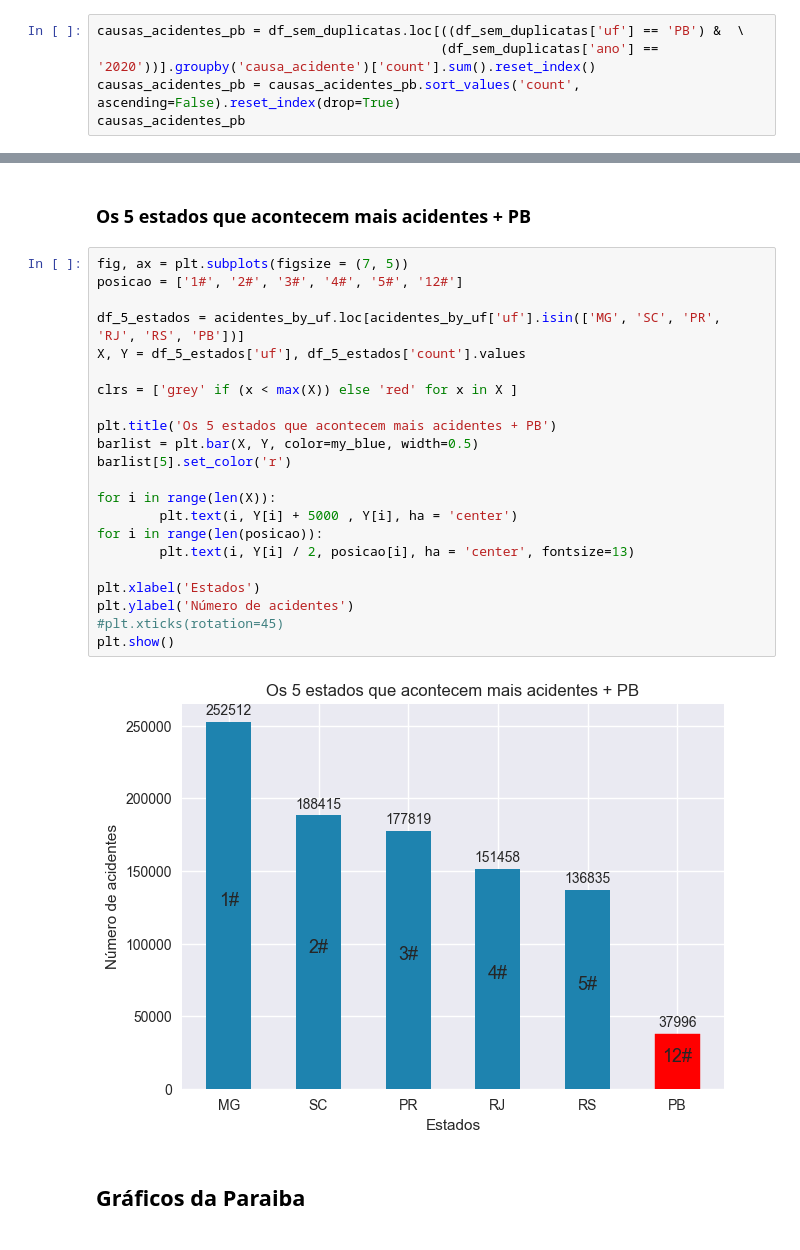
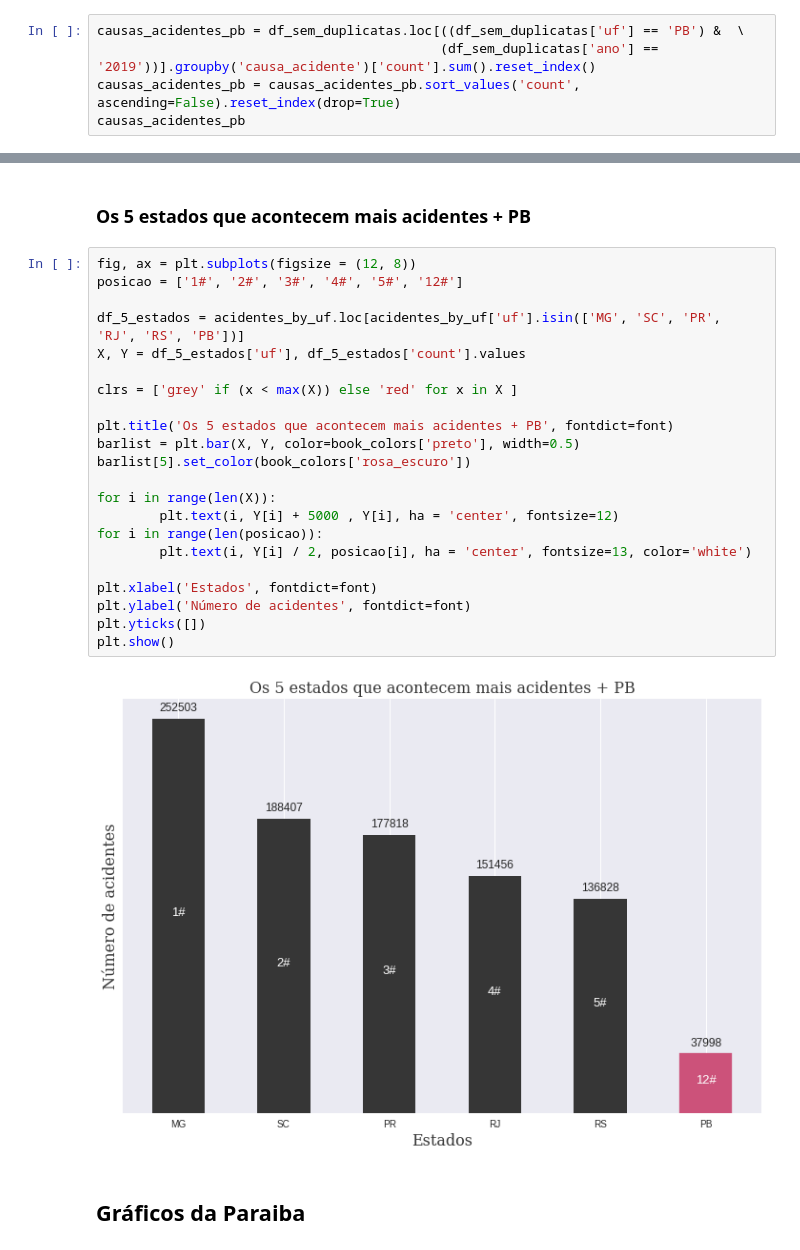
Before and after one commit to raphael720/Projetos_VD, a Jupyter notebook: Projeto_01/Data_V.ipynb, the cells around one changed output, grey strips where cells are left out. Saved outputs shown, nothing was run; the diff lists cells and outputs as text.

```diff
--- a/Projeto_01/Data_V.ipynb
+++ b/Projeto_01/Data_V.ipynb
@@ -226,6 +235,6 @@ plt.show()
 # %%
 causas_acidentes_pb = df_sem_duplicatas.loc[((df_sem_duplicatas['uf'] == 'PB') &  \
-                                            (df_sem_duplicatas['ano'] == '2020'))].groupby('causa_acidente')['count'].sum().reset_index()
+                                            (df_sem_duplicatas['ano'] == '2019'))].groupby('causa_acidente')['count'].sum().reset_index()
 causas_acidentes_pb = causas_acidentes_pb.sort_values('count', ascending=False).reset_index(drop=True)
 causas_acidentes_pb
 # %% [output]
@@ -286,29 +301,29 @@ acidentes_by_uf
 # %% [markdown]
 ### Os 5 estados que acontecem mais acidentes + PB
 # %%
-fig, ax = plt.subplots(figsize = (7, 5))
+fig, ax = plt.subplots(figsize = (12, 8))
 posicao = ['1#', '2#', '3#', '4#', '5#', '12#']
 
 df_5_estados = acidentes_by_uf.loc[acidentes_by_uf['uf'].isin(['MG', 'SC', 'PR', 'RJ', 'RS', 'PB'])]
 X, Y = df_5_estados['uf'], df_5_estados['count'].values
 
 clrs = ['grey' if (x < max(X)) else 'red' for x in X ]
 
-plt.title('Os 5 estados que acontecem mais acidentes + PB')
-barlist = plt.bar(X, Y, color=my_blue, width=0.5)
-barlist[5].set_color('r')
+plt.title('Os 5 estados que acontecem mais acidentes + PB', fontdict=font)
+barlist = plt.bar(X, Y, color=book_colors['preto'], width=0.5)
+barlist[5].set_color(book_colors['rosa_escuro'])
 
 for i in range(len(X)):
-        plt.text(i, Y[i] + 5000 , Y[i], ha = 'center')
+        plt.text(i, Y[i] + 5000 , Y[i], ha = 'center', fontsize=12)
 for i in range(len(posicao)):
-        plt.text(i, Y[i] / 2, posicao[i], ha = 'center', fontsize=13)
+        plt.text(i, Y[i] / 2, posicao[i], ha = 'center', fontsize=13, color='white')
 
-plt.xlabel('Estados')
-plt.ylabel('Número de acidentes')
-#plt.xticks(rotation=45)
+plt.xlabel('Estados', fontdict=font)
+plt.ylabel('Número de acidentes', fontdict=font)
+plt.yticks([])
 plt.show()
 # %% [output]
-[figure, old version]
+[figure, new version]
 # %% [markdown]
 ## Gráficos da Paraiba
 # %%
```
Also changed, not shown: parts of 21 cells of this notebook.
